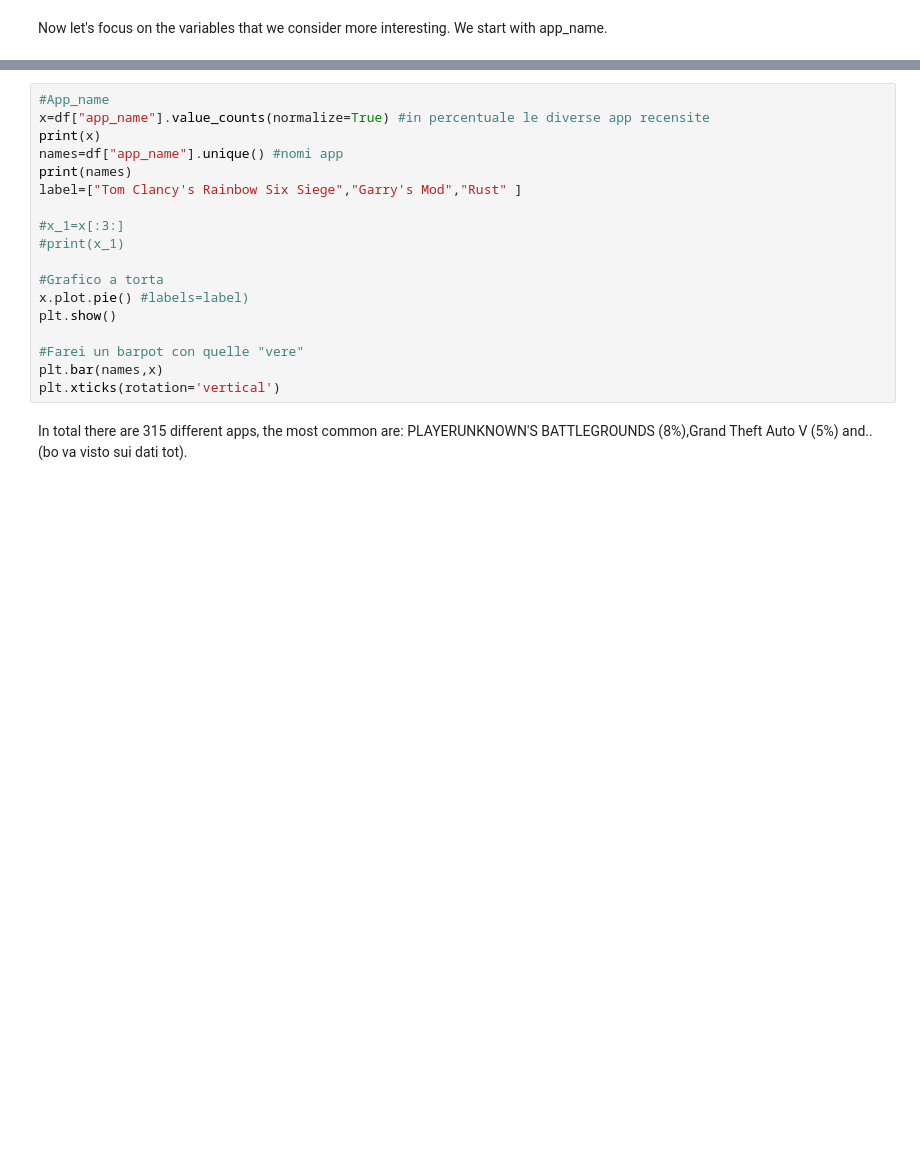
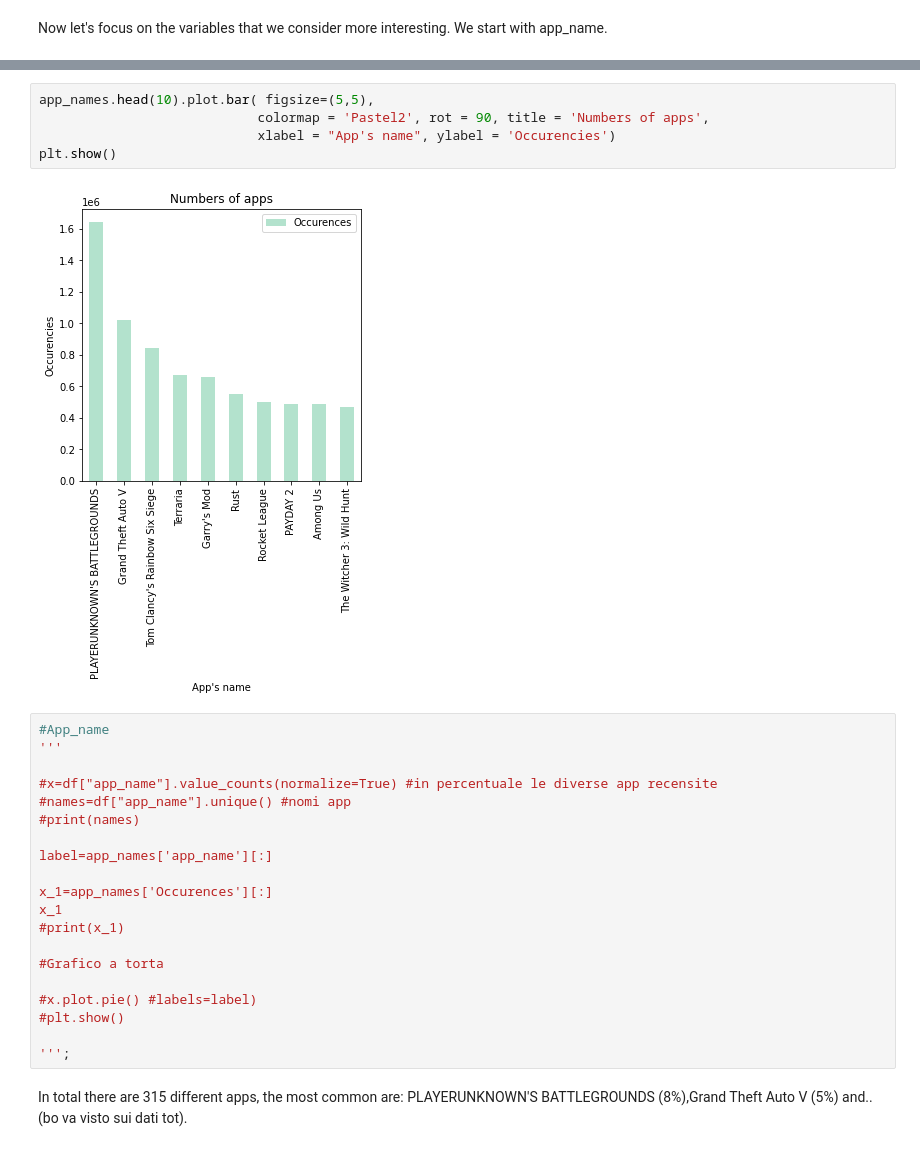
Before and after one commit to PliniLeonardo/ADM_homework2, a Jupyter notebook: Homework.ipynb, the cells around one changed output, grey strips where cells are left out. Drawn from its saved outputs; the diff is of its cells as text; blank space fills up the shorter version.

```diff
--- a/Homework.ipynb
+++ b/Homework.ipynb
@@ -186,21 +312,30 @@ Now let's focus on the variables that we consider more interesting. We start wit
+# %%
+app_names.head(10).plot.bar( figsize=(5,5),
+                            colormap = 'Pastel2', rot = 90, title = 'Numbers of apps',
+                            xlabel = "App's name", ylabel = 'Occurencies')
+plt.show()
+# %% [output]
+[figure, added]
 # %%
 #App_name
-x=df["app_name"].value_counts(normalize=True) #in percentuale le diverse app recensite
-print(x)
-names=df["app_name"].unique() #nomi app
-print(names)
-label=["Tom Clancy's Rainbow Six Siege","Garry's Mod","Rust" ]
+'''
 
-#x_1=x[:3:]
+#x=df["app_name"].value_counts(normalize=True) #in percentuale le diverse app recensite
+#names=df["app_name"].unique() #nomi app
+#print(names)
+
+label=app_names['app_name'][:]
+
+x_1=app_names['Occurences'][:]
+x_1
 #print(x_1)
 
 #Grafico a torta
-x.plot.pie() #labels=label)
-plt.show()
 
-#Farei un barpot con quelle "vere"
-plt.bar(names,x)
-plt.xticks(rotation='vertical')
+#x.plot.pie() #labels=label)
+#plt.show()
+
+''';
 # %% [markdown]
 In total there are 315 different apps, the most common are: PLAYERUNKNOWN'S BATTLEGROUNDS (8%),Grand Theft Auto V (5%) and.. (bo va visto sui dati tot).
 # %% [markdown]
```
Also changed, not shown: parts of 44 cells of this notebook.
